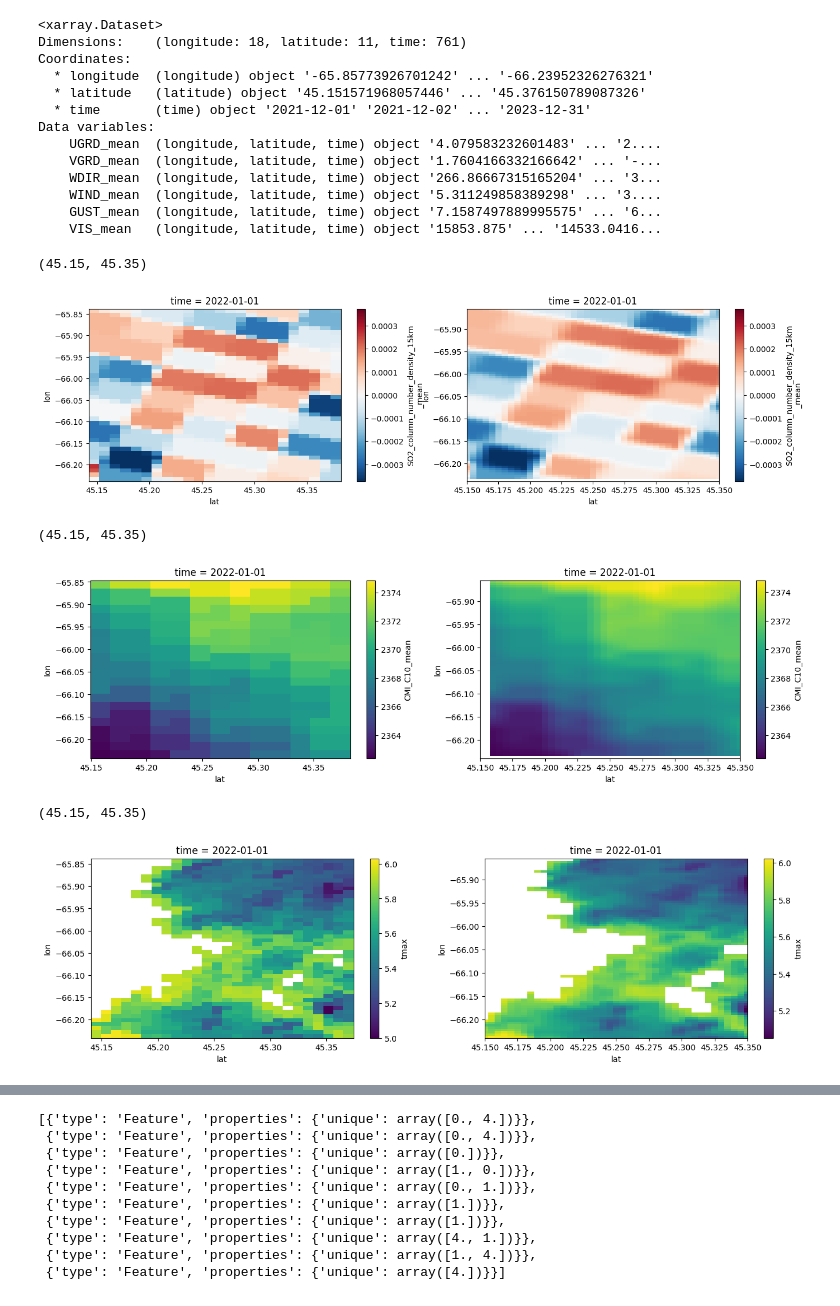
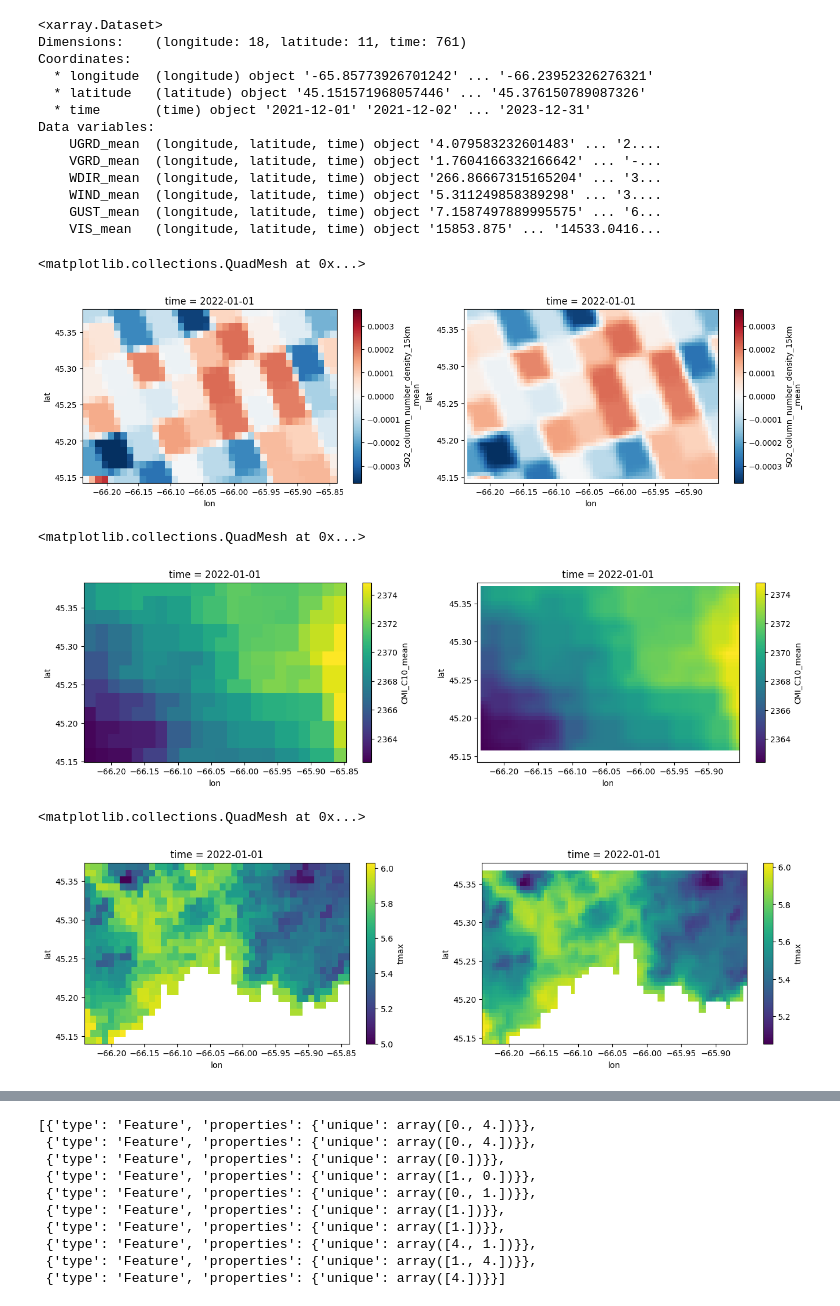
Before and after one commit to tksiu/saintjohn_so2, a Jupyter notebook: training/documentation_zonal_stats.ipynb, the cells around one changed output, grey strips where cells are left out. Cells and saved outputs as stored; diff of their text form; code cells hidden in the pictures.

```diff
--- a/training/documentation_zonal_stats.ipynb
+++ b/training/documentation_zonal_stats.ipynb
@@ -22,6 +22,12 @@ goes_16_files = [x for x in os.listdir(main_folder) if "ABI" in x]
 rtma_files = [x for x in os.listdir(main_folder) if "RTMA" in x]
 # TROPOMI  (0.01 degree = 1.113 km)
 tropomi_files = [x for x in os.listdir(main_folder) if "TROPOMI" in x]
+# %%
+with open(f'/content/drive/MyDrive/reference_grids.json', 'r') as f:
+    coords = json.load(f)
+
+lon_centroids = coords[0]
+lat_centroids = coords[1]
 # %%
 daymet_fusion_xr
 # %% [output]
@@ -91,3 +97,15 @@ Data variables:
     WIND_mean  (longitude, latitude, time) object '5.311249858389298' ... '3....
     GUST_mean  (longitude, latitude, time) object '7.1587497889995575' ... '6...
     VIS_mean   (longitude, latitude, time) object '15853.875' ... '14533.0416...
+# %%
+#  pre-process
+daymet_fusion_xr_correct = daymet_fusion_xr.rename({"longitude": "lon", "latitude": "lat"}).astype(float)
+daymet_fusion_xr_correct['lat'] = daymet_fusion_xr_correct['lat'].astype(float)
+daymet_fusion_xr_correct['lon'] = daymet_fusion_xr_correct['lon'].astype(float)
+daymet_fusion_xr_correct['time'] = pd.DatetimeIndex(daymet_fusion_xr_correct['time'])
+
+#  interpolation of missing value
+daymet_fusion_xr_correct = daymet_fusion_xr_correct.interpolate_na(dim="lat", method="cubic")
+
+#  interpolation with spline
+daymet_fusion_xr_interp = daymet_fusion_xr_correct.interp(lat = lat_centroids, lon = lon_centroids, method='slinear')
@@ -94,26 +139,25 @@ Data variables:
 # %%
 fig, axes = plt.subplots(ncols=2, figsize=(16, 4))
-tropomi_fusion_xr_correct.isel(time=31).SO2_column_number_density_15km_mean.plot(ax=axes[0])
-tropomi_fusion_xr_interp.isel(time=31).SO2_column_number_density_15km_mean.plot(ax=axes[1])
-axes[1].set_xlim([45.15,45.35])
+tropomi_fusion_xr_correct.isel(time=31)['SO2_column_number_density_15km_mean'].plot(x='lon', y='lat', ax=axes[0])
+tropomi_fusion_xr_interp.isel(time=31)['SO2_column_number_density_15km_mean'].plot(x='lon', y='lat', ax=axes[1])
 # %% [output]
-(45.15, 45.35)
+<matplotlib.collections.QuadMesh at 0x...>
-[figure, old version]
+[figure, new version]
 # %%
 fig, axes = plt.subplots(ncols=2, figsize=(16, 4))
-goes_16_bands_fusion_xr_correct.isel(time=31).CMI_C10_mean.plot(ax=axes[0])
-goes_16_bands_fusion_xr_interp.isel(time=31).CMI_C10_mean.plot(ax=axes[1])
-axes[1].set_xlim([45.15,45.35])
+goes_16_bands_fusion_xr_correct.isel(time=31)['CMI_C10_mean'].plot(x='lon', y='lat', ax=axes[0])
+goes_16_bands_fusion_xr_interp.isel(time=31)['CMI_C10_mean'].plot(x='lon', y='lat', ax=axes[1])
 # %% [output]
-(45.15, 45.35)
+<matplotlib.collections.QuadMesh at 0x...>
-[figure, old version]
+[figure, new version]
 # %%
+####  Fill missing!
+
 fig, axes = plt.subplots(ncols=2, figsize=(16, 4))
-daymet_fusion_xr_correct.isel(time=31).tmax.plot(ax=axes[0])
-daymet_fusion_xr_interp.isel(time=31).tmax.plot(ax=axes[1])
-axes[1].set_xlim([45.15,45.35])
+daymet_fusion_xr_correct.isel(time=31)['tmax'].plot(x='lon', y='lat', ax=axes[0])
+daymet_fusion_xr_interp.isel(time=31)['tmax'].plot(x='lon', y='lat', ax=axes[1])
 # %% [output]
-(45.15, 45.35)
+<matplotlib.collections.QuadMesh at 0x...>
-[figure, old version]
+[figure, new version]
 # %%
 fig, axes = plt.subplots(ncols=2, figsize=(16, 4))
```
Also changed, not shown: parts of 5 cells of this notebook, 8 other files.
